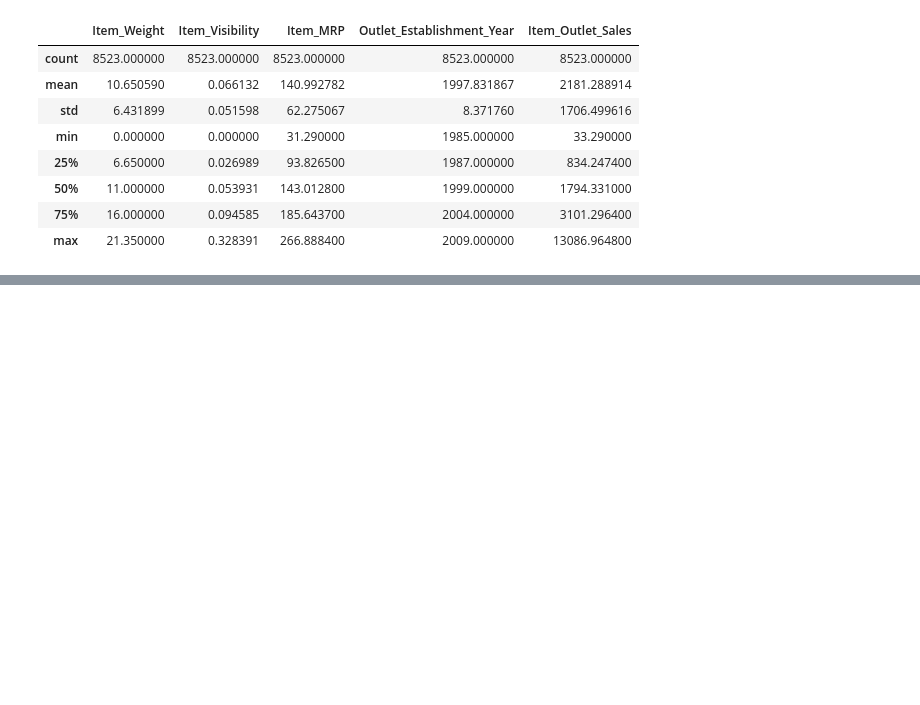
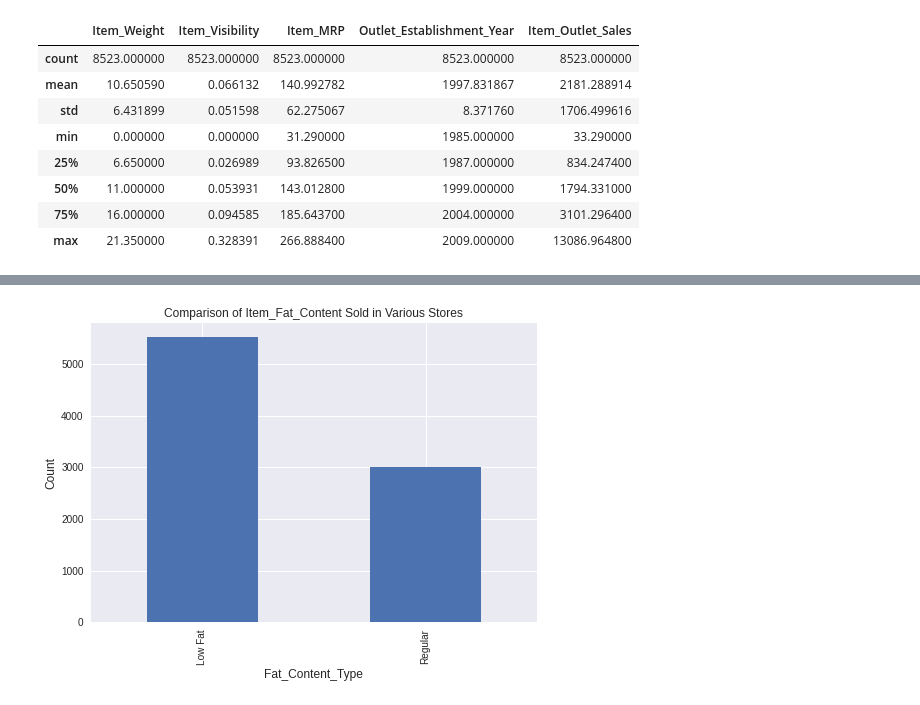
Before and after one commit to maryawamaitha/A-Food-Sales-PredictionsProject, a Jupyter notebook: Project1_FoodSalesPrediction.ipynb, the cells around one changed output, grey strips where cells are left out. Cells and saved outputs as stored; diff of their text form; code cells hidden in the pictures; blank space fills up the shorter version.

```diff
--- a/Project1_FoodSalesPrediction.ipynb
+++ b/Project1_FoodSalesPrediction.ipynb
@@ -139,0 +200,8 @@ sales_cata.describe()
+# %%
+#This histogram shows most items purchased at the different stores were of low_fat content
+sales_cata['Item_Fat_Content'].value_counts().plot(kind = 'bar')
+plt.title('Comparison of Item_Fat_Content Sold in Various Stores');
+plt.xlabel('Fat_Content_Type', fontsize = 12);
+plt.ylabel('Count', fontsize = 12);
+# %% [output]
+[figure, added]
```
Also changed, not shown: parts of 11 cells of this notebook.
